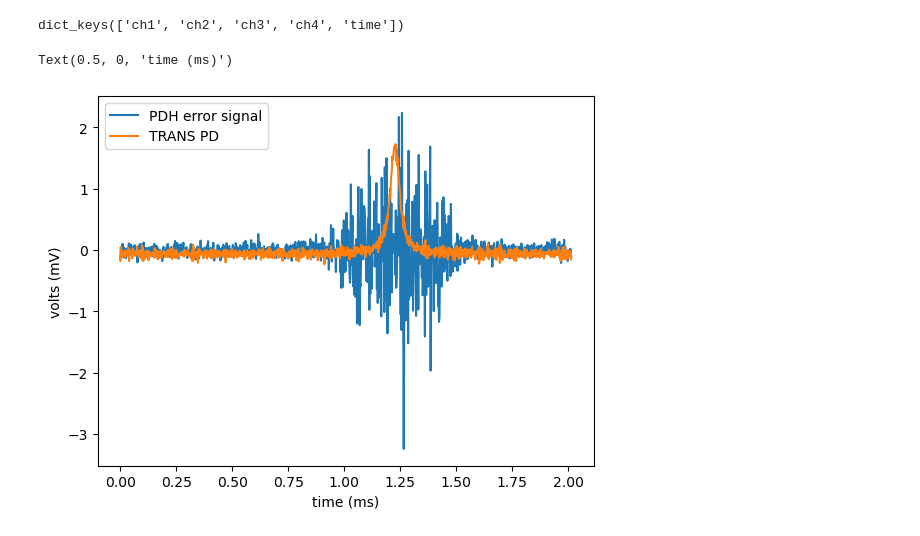
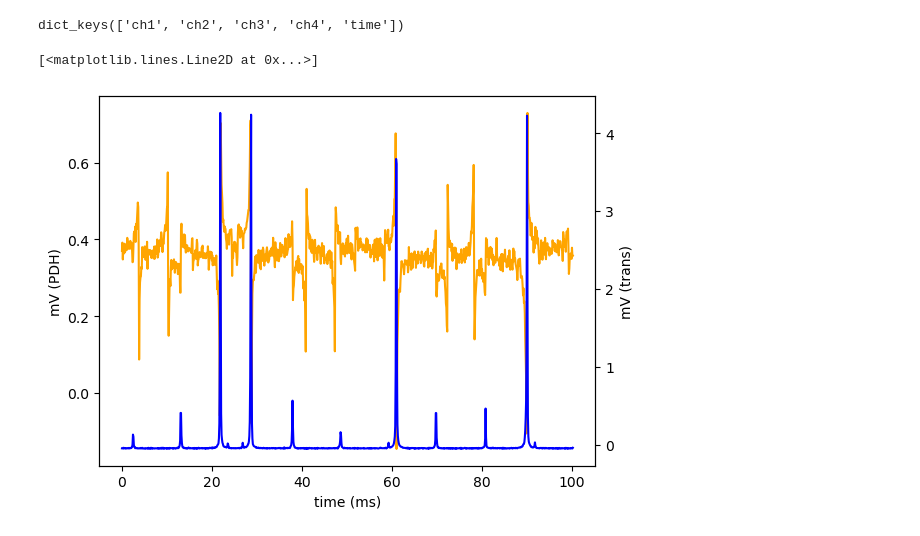
Before and after one commit to jeffwack111/lab-utils, a Jupyter notebook: MOKU_scripts/laser_lock_box.ipynb, the cells around one changed output. Cells and saved outputs as stored; diff of their text form; code cells hidden in the pictures.

Commit message:
Scan PDH error from multi-instrument mode

```diff
--- a/MOKU_scripts/laser_lock_box.ipynb
+++ b/MOKU_scripts/laser_lock_box.ipynb
@@ -15,0 +12,3 @@ LLB.set_demodulation(mode="Modulation",frequency=50e6,phase=260)
+# %%
+LLB.set_demodulation(mode="Modulation",frequency=50.68e6,phase=350)
+LLB.set_aux_oscillator(enable = True,frequency=50.68e6,amplitude=2,output = "Output3")
@@ -19,7 +23,7 @@ LLB.set_output(1, signal=False, output=True)
 # %% [output]
 {'gain_range': '0dB', 'output': True, 'signal': False}
 # %%
-LLB.set_monitor(1, 'ErrorSignal')
+LLB.set_monitor(1, 'LowpassFilter')
 LLB.set_monitor(2, 'Input2')
 LLB.set_acquisition_mode(mode="Precision")
 # %% [output]
@@ -42,5 +46,5 @@ Output 1 - control signal disabled, offset 0.000 0 V, limits disabled, 0 dB outp
 Output 2 - control signal disabled, offset 0.000 0 V, limits disabled, 0 dB output gain, output disabled
 Internal 10 MHz clock
 # %%
-LLB.set_scan_oscillator(enable=True,amplitude = 0.5, frequency = 100, output ="Output1",shape =  "PositiveRamp")
+LLB.set_scan_oscillator(enable=True,amplitude = 1, frequency = 10, output ="Output1",shape =  "Triangle")
 # %% [output]
@@ -60,8 +64,8 @@ LLB.set_trigger(type="Edge", source="Scan", level=0)
  'noise_reject': False,
  'nth_event': 1}
 # %%
-LLB.set_timebase(0, 0.002)
-LLB.set_output_offset(1, offset=0.4)
+LLB.set_timebase(0.0,0.1)
+LLB.set_output_offset(1, offset=0.0)
 data = LLB.get_data(wait_complete=True)
 data.keys()
 # %% [output]
@@ -69,15 +73,17 @@ dict_keys(['ch1', 'ch2', 'ch3', 'ch4', 'time'])
 # %%
 t = np.array(data['time'])*1e3
 err = np.array(data['ch1'])*1e3
 trans = np.array(data['ch2']-np.average(data['ch2']))*1e3
 
-plt.plot(t,err)
-plt.plot(t,trans)
-plt.legend(['PDH error signal','TRANS PD'])
-plt.ylabel('volts (mV)')
-plt.xlabel('time (ms)')
+fig, ax1 = plt.subplots()
+ax1.set_xlabel('time (ms)')
+ax1.set_ylabel('mV (PDH)')
+ax1.plot(t,err, color = "orange")
+ax2 = ax1.twinx()
+ax2.set_ylabel('mV (trans)')
+ax2.plot(t,trans, color = "blue")
 # %% [output]
-Text(0.5, 0, 'time (ms)')
+[<matplotlib.lines.Line2D at 0x...>]
-[figure, old version]
+[figure, new version]
 # %%
 LLB.relinquish_ownership()
```
Also changed, not shown: parts of 6 cells of this notebook, 2 other files.
